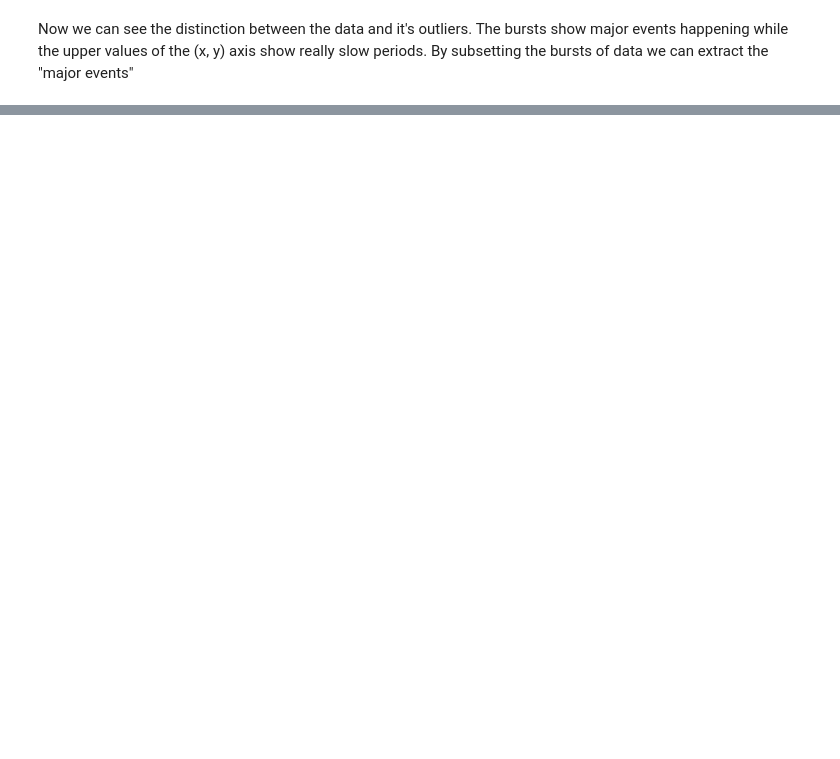
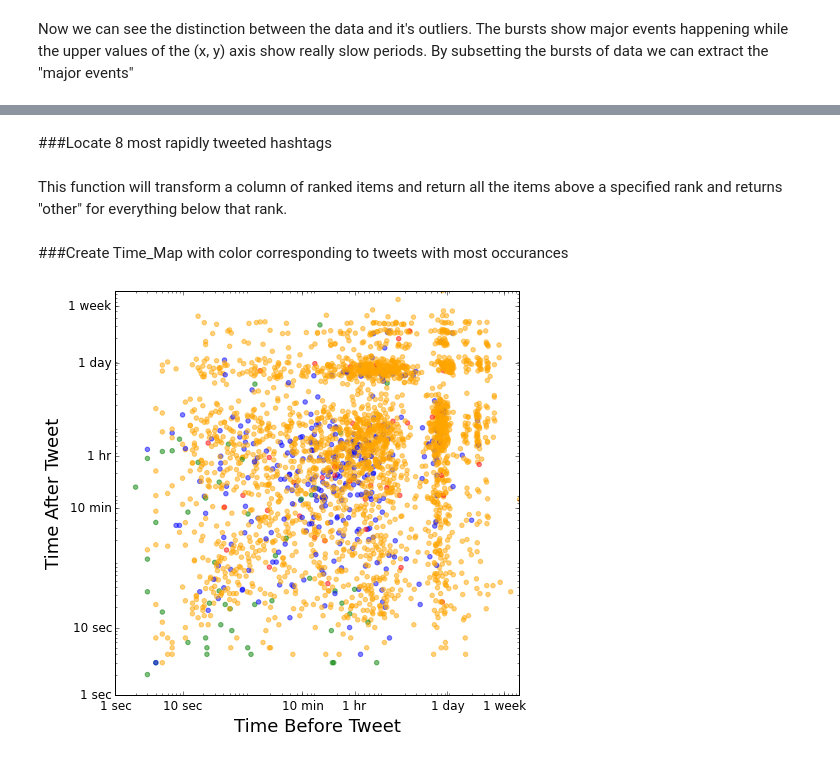
Before and after one commit to tomc4yt/Tutorials, a Jupyter notebook: Time Maps.ipynb, the cells around one changed output, grey strips where cells are left out. Cells and saved outputs as stored; diff of their text form; code cells hidden in the pictures; blank space fills up the shorter version.

```diff
--- a/Time Maps.ipynb
+++ b/Time Maps.ipynb
@@ -205,0 +225,4 @@ Now we can see the distinction between the data and it's outliers. The bursts sh
+# %%
+hash_count = tweets_map[(tweets_map.time_before < 3600) &
+                        (tweets_map.time_after < 3600)].groupby('hashtags')['time_before'].aggregate(len).order(ascending = False)
+hash_count[0:20]
@@ -205,0 +247,64 @@ Now we can see the distinction between the data and it's outliers. The bursts sh
+# %%
+# Get top 20 as list
+color_labels = hash_count[1:20]
+color_labels = list(color_labels.index)
+# %% [markdown]
+###Locate 8 most rapidly tweeted hashtags
+# %% [markdown]
+This function will transform a column of ranked items and return all the items above a specified rank and returns "other" for everything below that rank.
+# %%
+def create_hash_group(x, rank_threshold, rank_list):
+    if x in rank_list[0:rank_threshold - 1]:
+        return x
+    else:
+        return('other')
+
+tweets_map['hashtag_groups'] = tweets_map['hashtags'].apply(lambda x : create_hash_group(x = x, top_ten_list = color_labels))
+# %% [markdown]
+###Create Time_Map with color corresponding to tweets with most occurances
+# %%
+def time_map(tweets, color_labels):
+
+    # Allocate Colors to most frequent tweets
+    colors = ['blue', 'green', 'red', 'orange', 'black', 'brown', 'yellow', 'purple']
+    color_labels = color_labels[0:4]
+    color_labels.append('other')
+    colors = colors[0:len(color_labels) - 1]
+
+    color_dict = {}
+    for i in range(len(color_labels)):
+        color_dict[color_labels[i-1]] = colors[i-1]
+
+    # Create Plot
+    plt.close()
+    fig, ax = plt.subplots()
+    plt.scatter(y = tweets['time_after'], x = tweets['time_before'], alpha = .5, color = [color_dict[i] for i in tweets['hashtag_groups']])
+    plt.rcParams['figure.figsize'] = 7, 7
+    plt.rcParams['figure.dpi'] = 50
+
+    # Alter Scale
+    ticks = np.array([1,10,600,3600,1*24*3600, 7*24*3600])         # where the tick marks will be placed, in units of seconds. An additional value will be appended to the end for the max
+    labels = ['1 sec','10 sec','10 min','1 hr','1 day','1 week']  # tick labels
+    ax.set_yscale('log') # logarithmic axes
+    ax.set_xscale('log')
+
+    # Format Labels
+    plt.xticks(ticks, labels,fontsize=12)
+    plt.yticks(ticks, labels,fontsize=12)
+    plt.xlabel('Time Before Tweet',fontsize=18)
+    plt.ylabel('Time After Tweet' ,fontsize=18)
+
+    # Set Plot Limits
+    min_val = np.min(tweets['time_before'])
+    max_val = np.max(tweets['time_before'])
+    plt.xlim((1, 1000000))
+    plt.ylim((1, 1000000))
+
+    ax.set_aspect('equal')
+    plt.tight_layout()
+    plt.legend()
+    plt.show()
+
+time_map(tweets = tweets_map, color_labels = color_labels)
+# %% [output]
+[figure, added]
```
Also changed, not shown: parts of 18 cells of this notebook, 1 other file.
